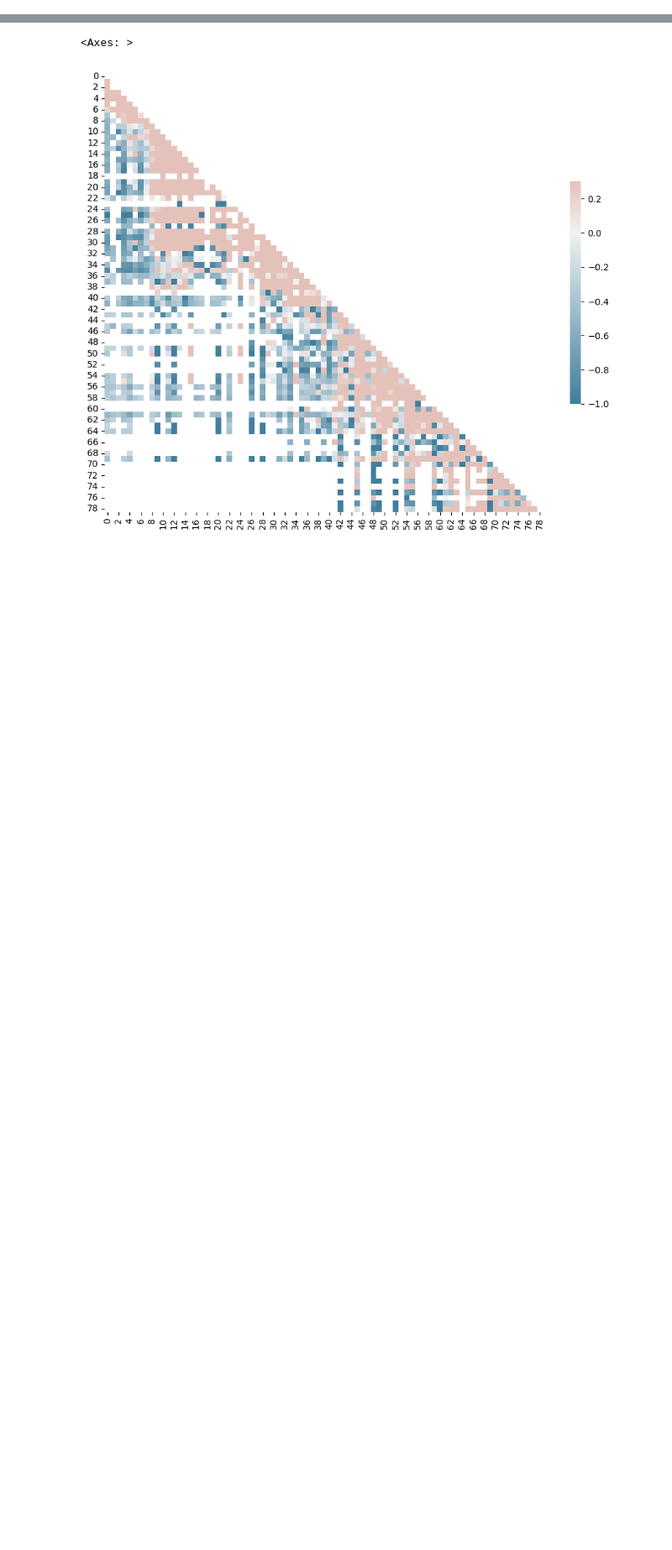
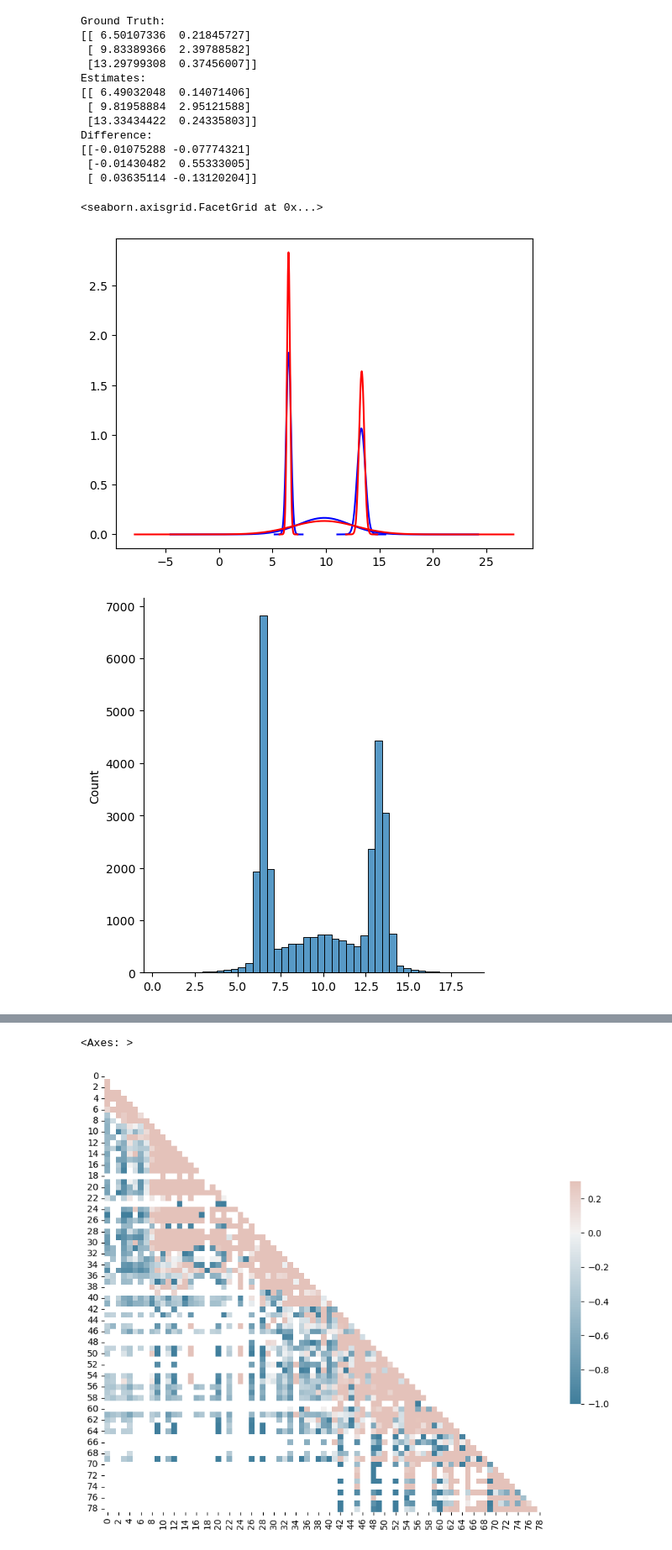
Before and after one commit to jamorr/ml_classification_na_estimation, a Jupyter notebook: imputation.ipynb, the cells around one changed output, grey strips where cells are left out. Shown at 84% size. Cells and saved outputs as stored; diff of their text form; code cells hidden in the pictures; blank space fills up the shorter version.

```diff
--- a/imputation.ipynb
+++ b/imputation.ipynb
@@ -7 +8,38 @@ from utils import read_missing
+# %%
+rng = np.random.default_rng()
+sample_size = 10_000
+num_hidden = 3
+true_means = rng.uniform(low=-10,high=5) + np.cumsum(rng.uniform(low=1, high=4, size=num_hidden))
+true_stds = rng.uniform(low=0.02,high=3, size=num_hidden)
+test_data = np.concatenate([rng.normal(m,s,sample_size) for m, s in zip(true_means, true_stds)])
+
+estimates = expectation_max(test_data, len(true_means))
+ground_truth = np.array(list(zip(true_means, true_stds)))
+print("Ground Truth:\n{}".format(ground_truth))
+print("Estimates:\n{}".format(estimates))
+print("Difference:\n{}".format(estimates-ground_truth))
+
+for mean, std in ground_truth:
+    window = gaussian_linspace(mean, std)
+    plt.plot(window[0], window[1], c='b')
+for mean, std in estimates:
+    window = gaussian_linspace(mean, std)
+    plt.plot(window[0], window[1], c='r')
+sns.displot(test_data)
+# %% [output]
+Ground Truth:
+[[ 6.50107336  0.21845727]
+ [ 9.83389366  2.39788582]
+ [13.29799308  0.37456007]]
+Estimates:
+[[ 6.49032048  0.14071406]
+ [ 9.81958884  2.95121588]
+ [13.33434422  0.24335803]]
+Difference:
+[[-0.01075288 -0.07774321]
+ [-0.01430482  0.55333005]
+ [ 0.03635114 -0.13120204]]
+<seaborn.axisgrid.FacetGrid at 0x...>
+[figure, added]
+[figure, added]
 # %%
```
Also changed, not shown: parts of 3 cells of this notebook, 2 other files.
